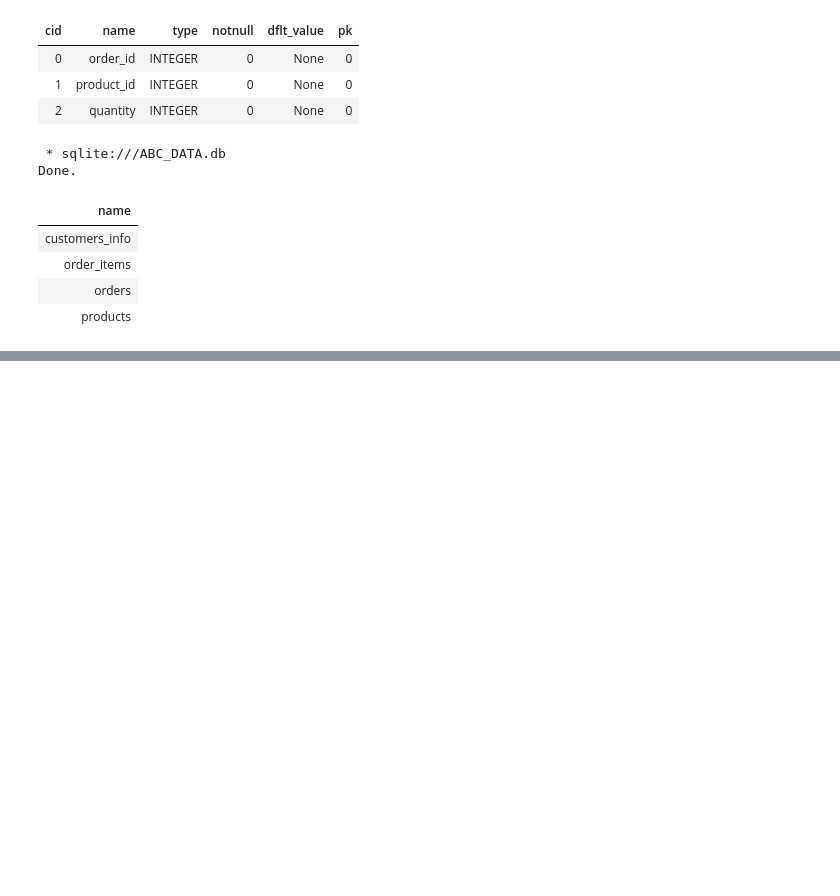
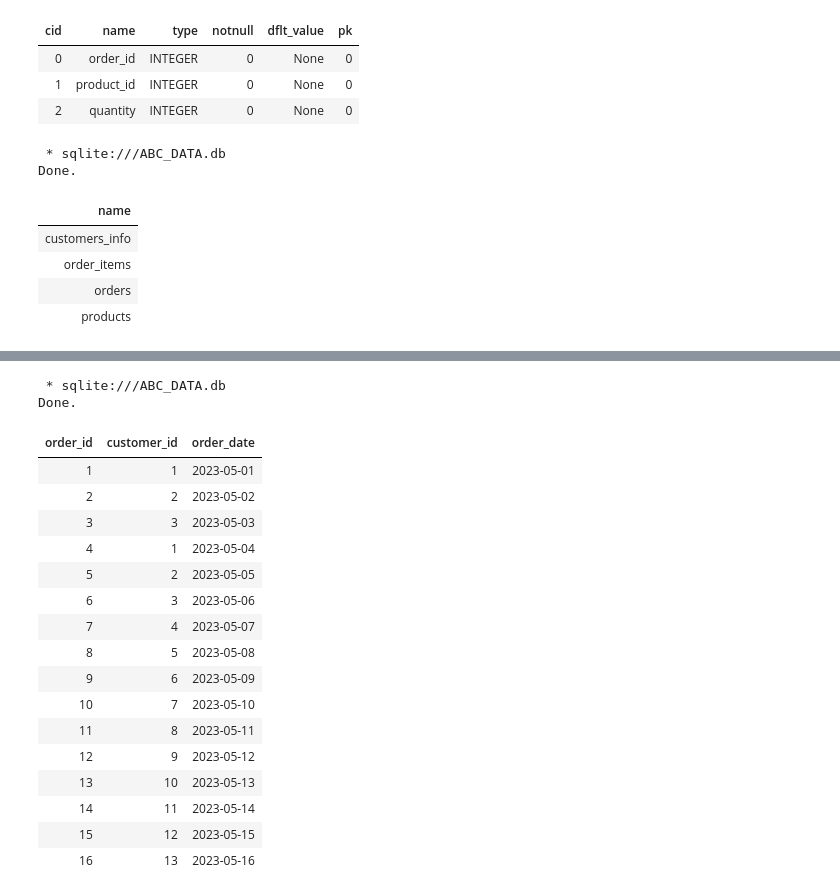
Before and after one commit to mandem296/SQLite-Chinook, a Jupyter notebook: SQL_&_PowerBi_Challenges.ipynb, the cells around one changed output, grey strips where cells are left out. Drawn from its saved outputs; the diff is of its cells as text; code cells hidden in the pictures; blank space fills up the shorter version.

```diff
--- a/SQL_&_PowerBi_Challenges.ipynb
+++ b/SQL_&_PowerBi_Challenges.ipynb
@@ -154,0 +292,26 @@ Done.
+# %%
+%%sql
+
+SELECT *
+
+FROM orders
+# %% [output]
+ * sqlite:///ABC_DATA.db
+Done.
+| order_id | customer_id | order_date |
+| 1 | 1 | 2023-05-01 |
+| 2 | 2 | 2023-05-02 |
+| 3 | 3 | 2023-05-03 |
+| 4 | 1 | 2023-05-04 |
+| 5 | 2 | 2023-05-05 |
+| 6 | 3 | 2023-05-06 |
+| 7 | 4 | 2023-05-07 |
+| 8 | 5 | 2023-05-08 |
+| 9 | 6 | 2023-05-09 |
+| 10 | 7 | 2023-05-10 |
+| 11 | 8 | 2023-05-11 |
+| 12 | 9 | 2023-05-12 |
+| 13 | 10 | 2023-05-13 |
+| 14 | 11 | 2023-05-14 |
+| 15 | 12 | 2023-05-15 |
+| 16 | 13 | 2023-05-16 |
```
Also changed, not shown: parts of 9 cells of this notebook.
